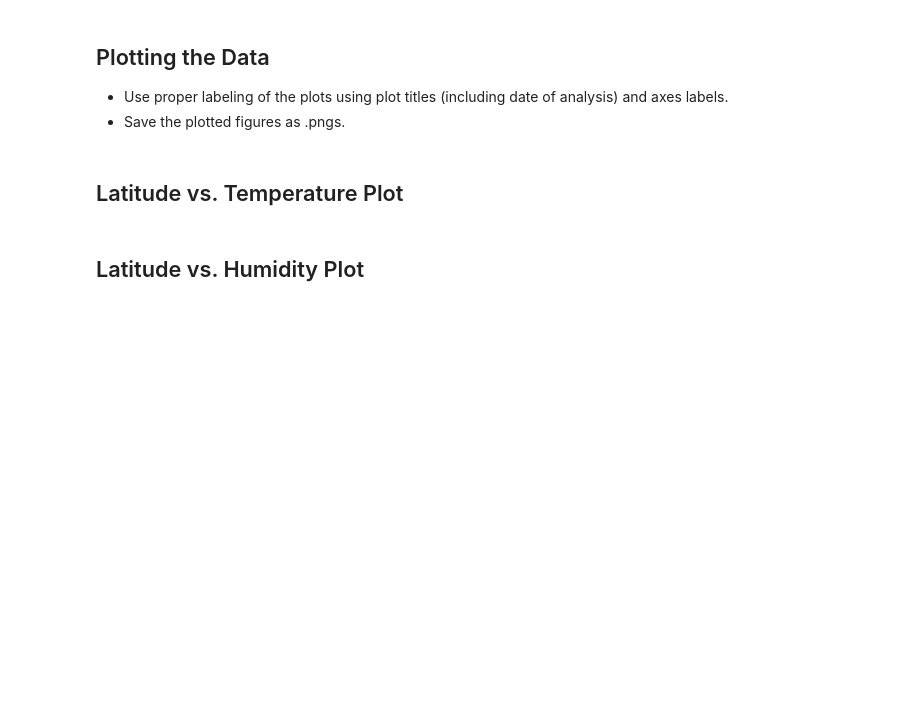
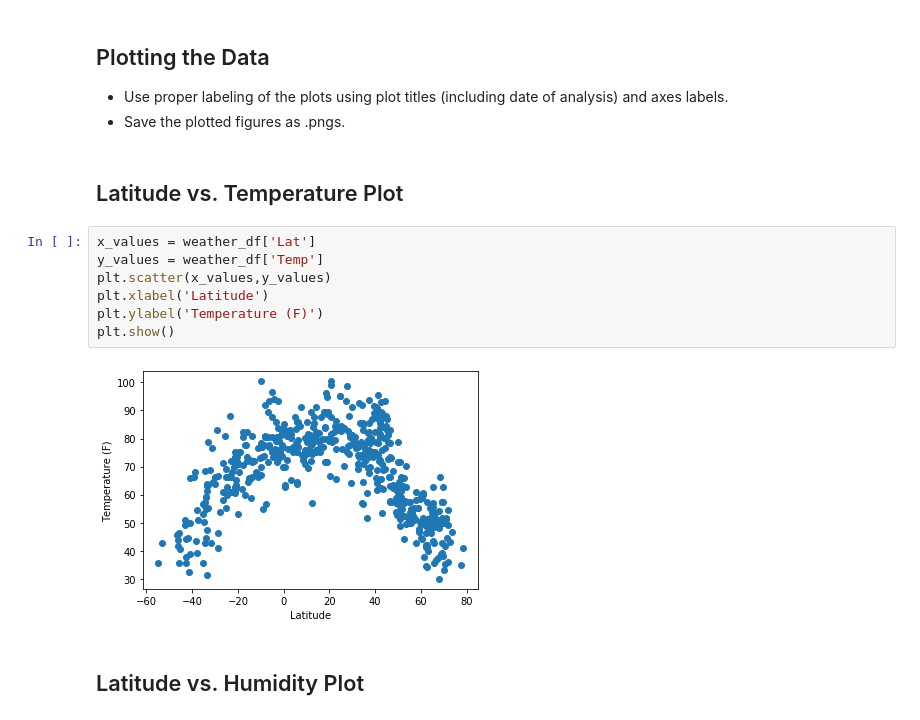
Before and after one commit to jamisonunruh24/python-api-challenge, a Jupyter notebook: WeatherPy.ipynb, the cells around one changed output. Drawn from its saved outputs; the diff is of its cells as text; blank space fills up the shorter version.

Commit message:
Finished part 1 WeatherPy

```diff
--- a/WeatherPy.ipynb
+++ b/WeatherPy.ipynb
@@ -182,5 +182,14 @@ weather_df
 * Save the plotted figures as .pngs.
 # %% [markdown]
 ## Latitude vs. Temperature Plot
+# %%
+x_values = weather_df['Lat']
+y_values = weather_df['Temp']
+plt.scatter(x_values,y_values)
+plt.xlabel('Latitude')
+plt.ylabel('Temperature (F)')
+plt.show()
+# %% [output]
+[figure, added]
 # %% [markdown]
 ## Latitude vs. Humidity Plot
```
Also changed, not shown: parts of 12 cells of this notebook.
